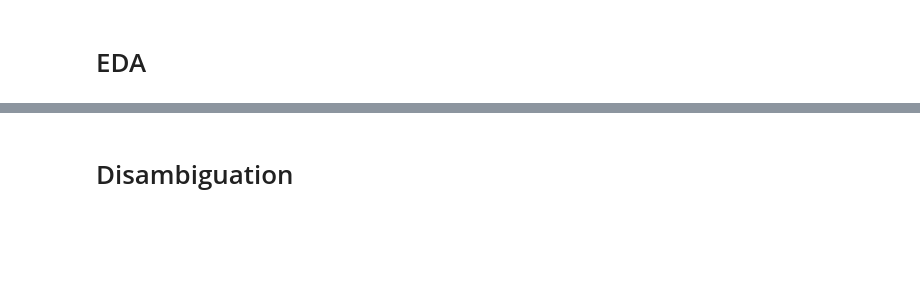
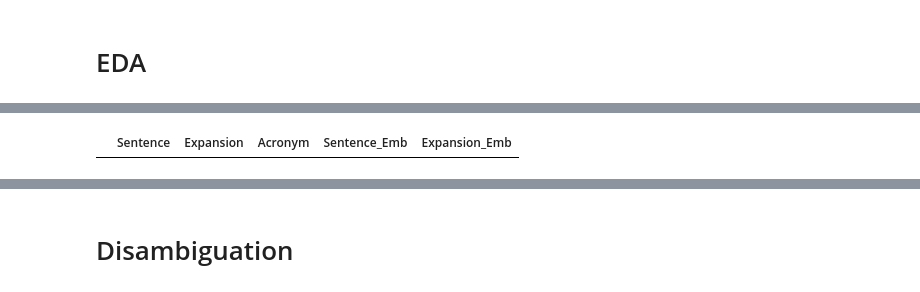
Before and after one commit to adilsonmedronha/nlp-acronym-disambiguation, a Jupyter notebook: main.ipynb, the cells around one changed output, grey strips where cells are left out. Cells and saved outputs as stored; diff of their text form; code cells hidden in the pictures; blank space fills up the shorter version.

```diff
--- a/main.ipynb
+++ b/main.ipynb
@@ -19,2 +39,13 @@ df_sintatic["Acronym"].unique()
+# %%
+def return_not_ambiguous(df):
+    unique_acronyms = df.groupby('Acronym')['Expansion'].nunique()
+    not_ambiguous_acronyms = unique_acronyms[unique_acronyms == 1].index
+    not_ambiguous_df = df[df['Acronym'].isin(not_ambiguous_acronyms)]
+    not_ambiguous_df = not_ambiguous_df.sort_values(by='Expansion')
+    return not_ambiguous_df
+# %%
+return_not_ambiguous(df_sintatic)
+# %% [output]
+|  | Sentence | Expansion | Acronym | Sentence_Emb | Expansion_Emb |
 # %%
 df_sintatic
```
Also changed, not shown: parts of 17 cells of this notebook, 2 other files.
